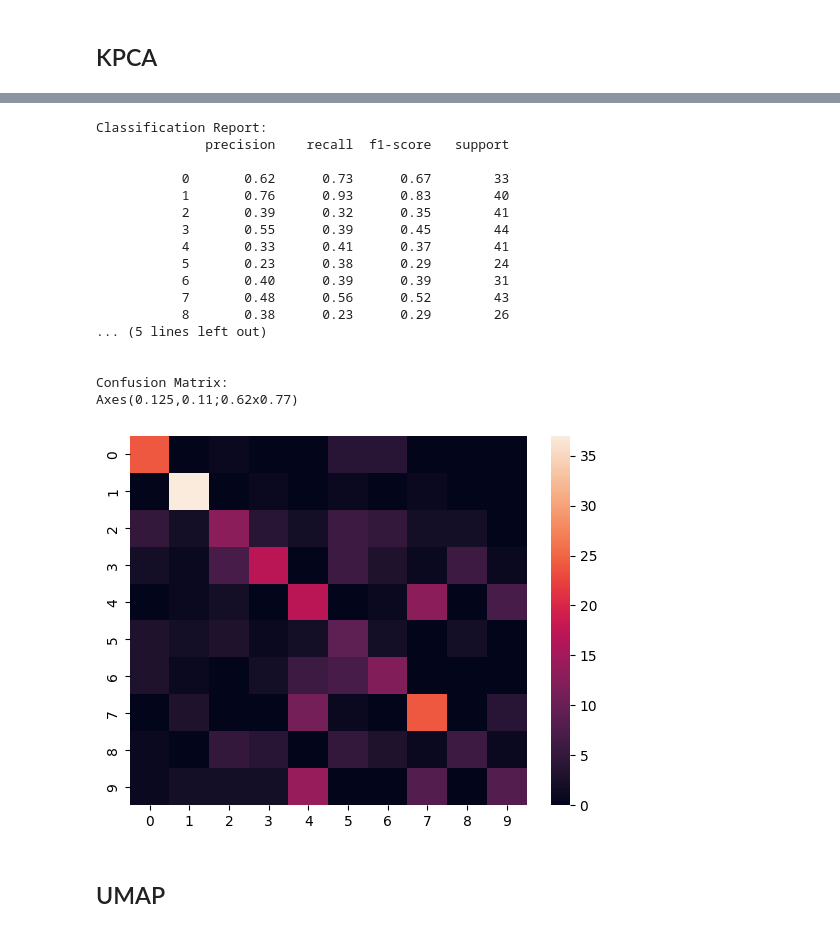
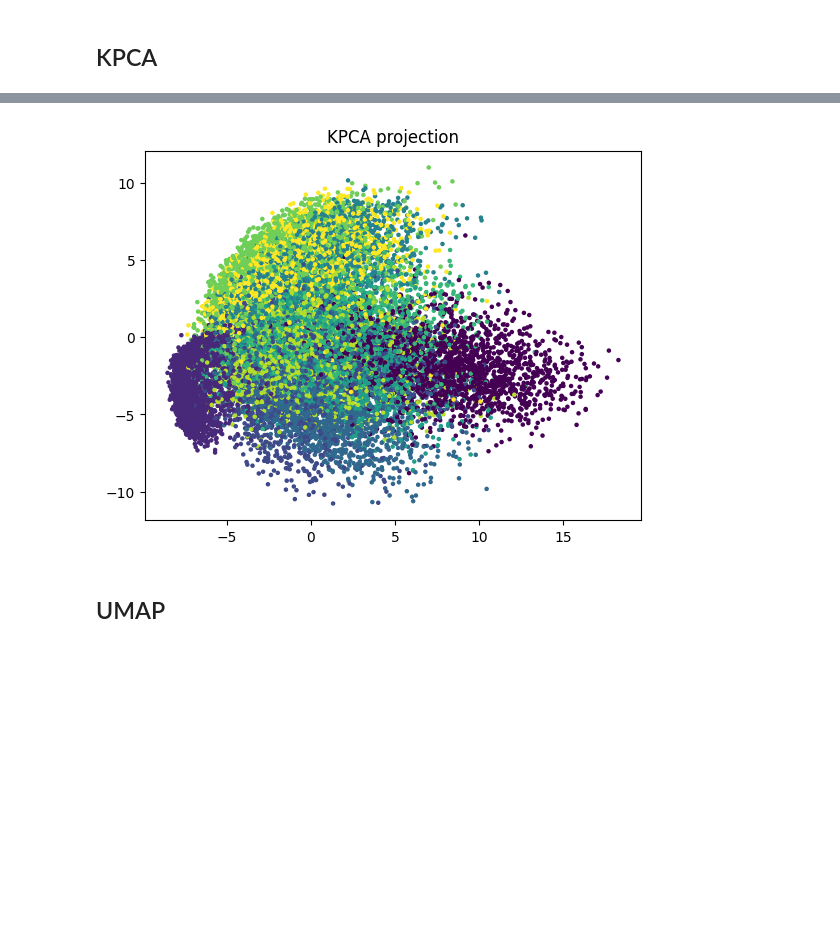
Before and after one commit to StarDylan/FlowMatching, a Jupyter notebook: MNIST_Latent_Space_Visualizations.ipynb, the cells around one changed output, grey strips where cells are left out. Cells and saved outputs as stored; diff of their text form; code cells hidden in the pictures; blank space fills up the shorter version.

```diff
--- a/MNIST_Latent_Space_Visualizations.ipynb
+++ b/MNIST_Latent_Space_Visualizations.ipynb
@@ -67,7 +69,7 @@ Not patching Numba
 # Config
 # %%
 image_size = 28
-sample_size = 1800
+sample_size = 20000
 # %%
 def get_mnist_data():
   (x_train, y_train), (x_test, y_test) = mnist.load_data()
@@ -143,2 +105,4 @@ def method_performance_by_num_components(model_type, label:str):
 # %% [markdown]
 # Dimensionality Reduction
+# %%
+eval_metrics = dict()
@@ -217,24 +170,16 @@ plt.show()
-# %%
-knn_classifier_evaluation(kpca_embeddings, y_train)
-# %% [output]
-Classification Report:
-              precision    recall  f1-score   support
-
-           0       0.62      0.73      0.67        33
-           1       0.76      0.93      0.83        40
-           2       0.39      0.32      0.35        41
-           3       0.55      0.39      0.45        44
-           4       0.33      0.41      0.37        41
-           5       0.23      0.38      0.29        24
-           6       0.40      0.39      0.39        31
-           7       0.48      0.56      0.52        43
-           8       0.38      0.23      0.29        26
-... (5 lines left out)
-
-
-Confusion Matrix:
-Axes(0.125,0.11;0.62x0.77)
-[figure, removed]
+# %%
+reconstruction_mse, silhouette = eval_dim_reduc(
+    KPCA_model,
+    flat_X_train,
+    y_train[:sample_size],
+    "KPCA"
+)
+eval_metrics["KPCA"] = {
+    "reconstruction_mse": reconstruction_mse,
+    "silhouette": silhouette
+}
+# %% [output]
+[figure, added]
 # %% [markdown]
 ## UMAP
 # %%
```
Also changed, not shown: parts of 46 cells of this notebook.
